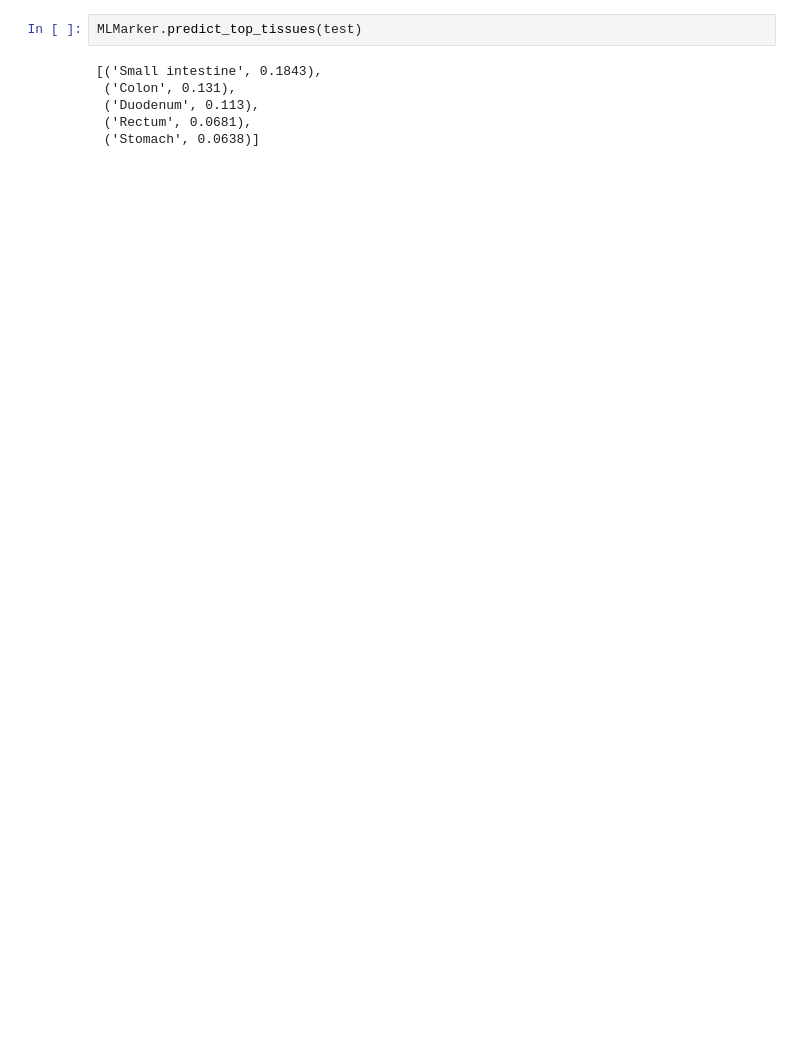
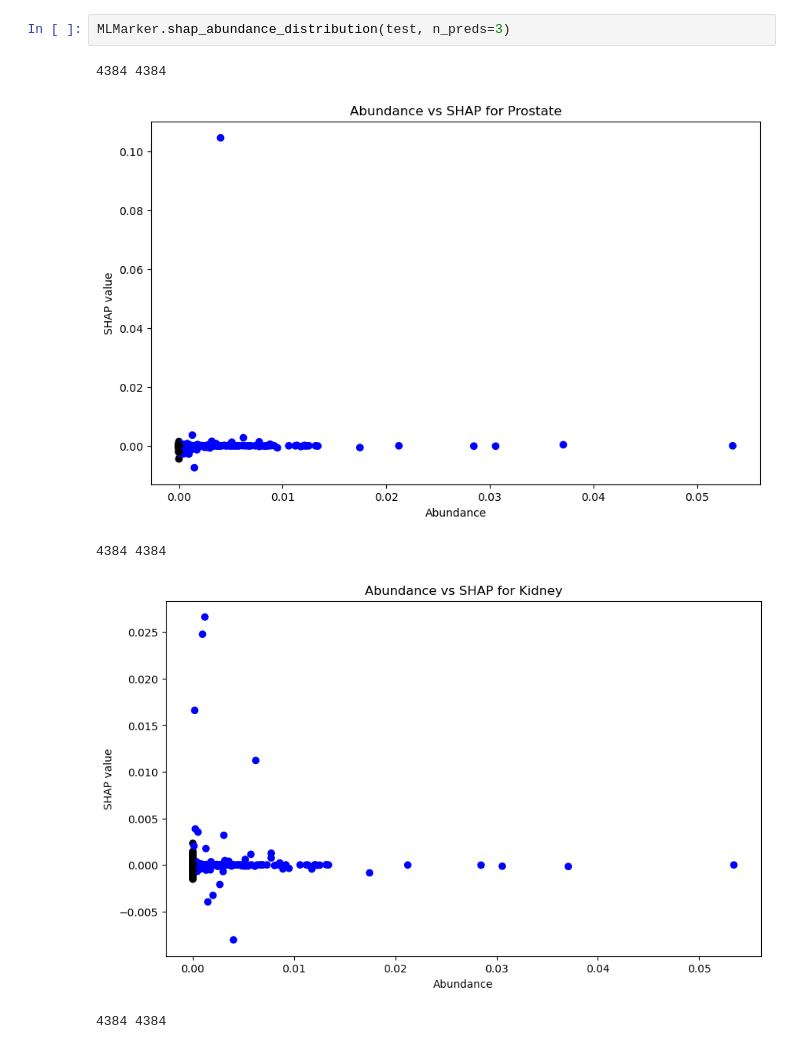
Before and after one commit to TineClaeys/MLMarker, a Jupyter notebook: test_notebook.ipynb, the cells around one changed output. Cells and saved outputs as stored; diff of their text form; blank space fills up the shorter version.

Commit message:
updated visualisations

```diff
--- a/test_notebook.ipynb
+++ b/test_notebook.ipynb
@@ -25,8 +80,8 @@ MLMarker.pie_chart_predictions(test)
 # %%
-MLMarker.predict_top_tissues(test)
+MLMarker.shap_abundance_distribution(test, n_preds=3)
 # %% [output]
-[('Small intestine', 0.1843),
- ('Colon', 0.131),
- ('Duodenum', 0.113),
- ('Rectum', 0.0681),
- ('Stomach', 0.0638)]
+4384 4384
+[figure, added]
+4384 4384
+[figure, added]
+4384 4384
```
Also changed, not shown: parts of 12 cells of this notebook, 3 other files.
